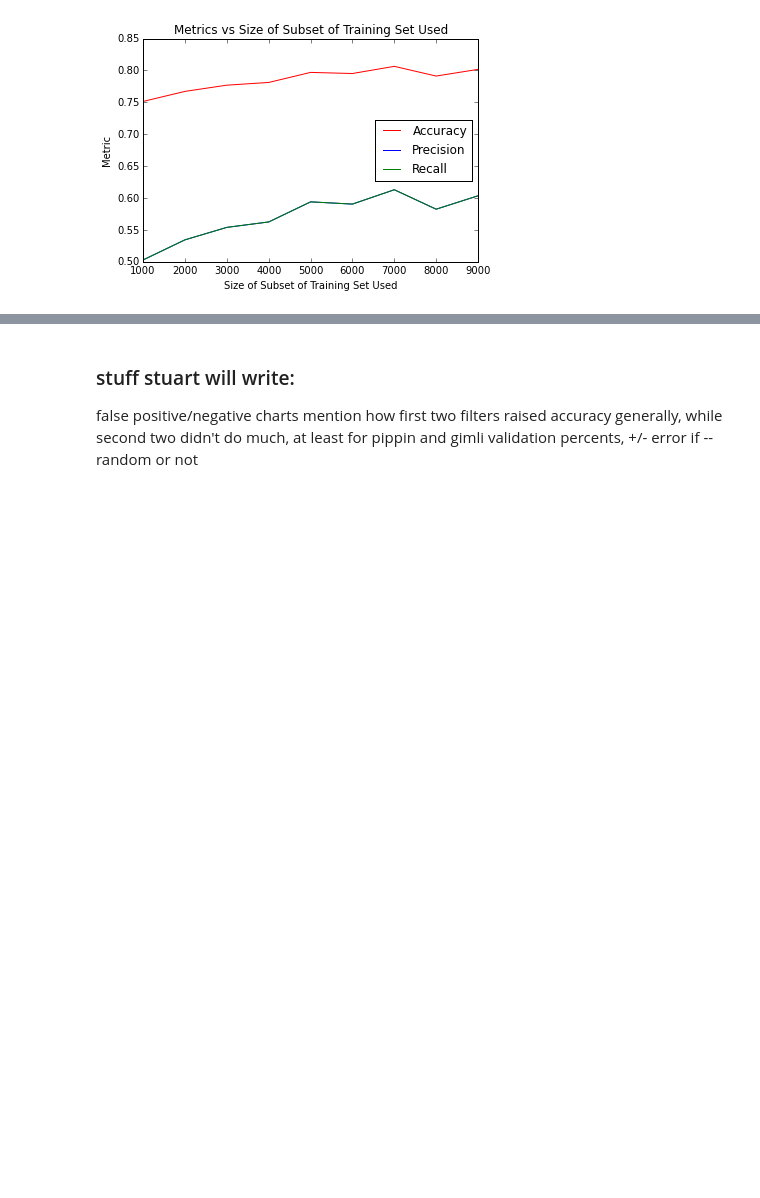
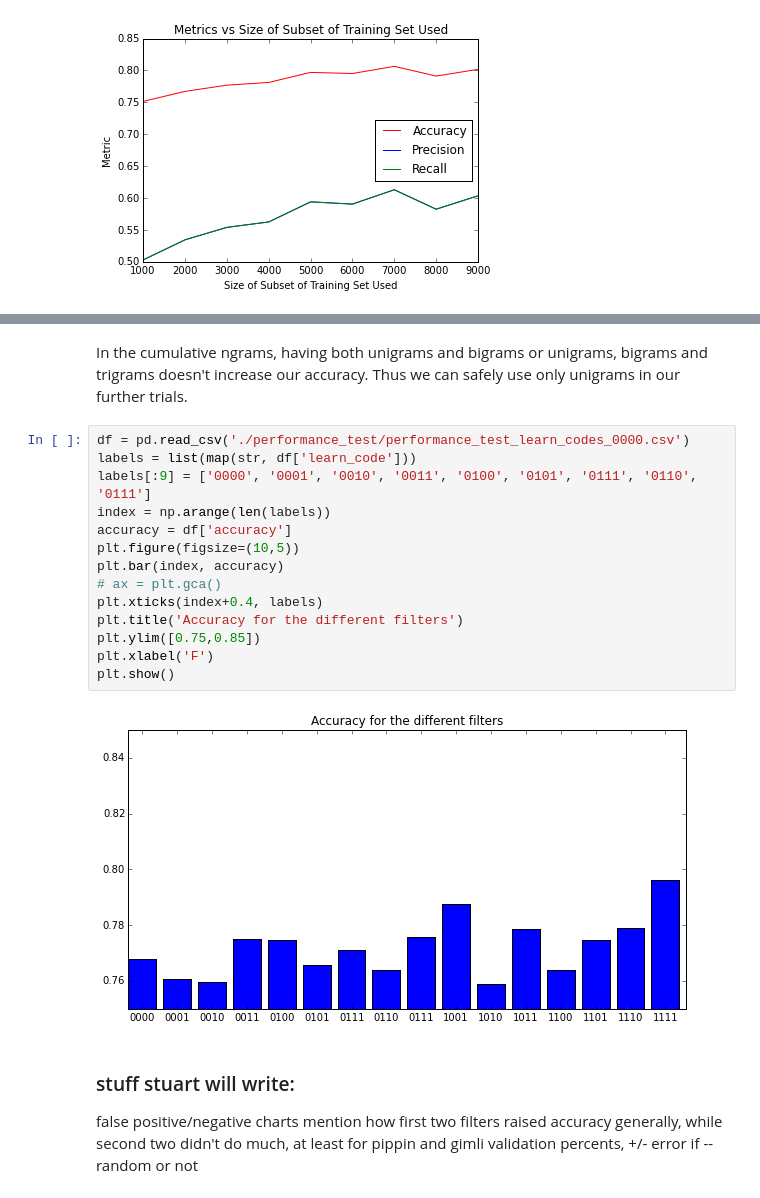
Before and after one commit to zafarali/598-assignment2-NLP, a Jupyter notebook: REPORT.ipynb, the cells around one changed output, grey strips where cells are left out. Cells and saved outputs as stored; diff of their text form; blank space fills up the shorter version.

Commit message:
Add filter cross check

```diff
--- a/REPORT.ipynb
+++ b/REPORT.ipynb
@@ -192,3 +196,21 @@ plt.legend(loc='best')
+# %% [markdown]
+In the cumulative ngrams, having both unigrams and bigrams or unigrams, bigrams and trigrams doesn't increase our accuracy. Thus we can safely use only unigrams in our further trials.
+# %%
+df = pd.read_csv('./performance_test/performance_test_learn_codes_0000.csv')
+labels = list(map(str, df['learn_code']))
+labels[:9] = ['0000', '0001', '0010', '0011', '0100', '0101', '0111', '0110', '0111']
+index = np.arange(len(labels))
+accuracy = df['accuracy']
+plt.figure(figsize=(10,5))
+plt.bar(index, accuracy)
+# ax = plt.gca()
+plt.xticks(index+0.4, labels)
+plt.title('Accuracy for the different filters')
+plt.ylim([0.75,0.85])
+plt.xlabel('F')
+plt.show()
+# %% [output]
+[figure, added]
 # %% [markdown]
 
 ### stuff stuart will write:
```
Also changed, not shown: parts of 4 cells of this notebook.
